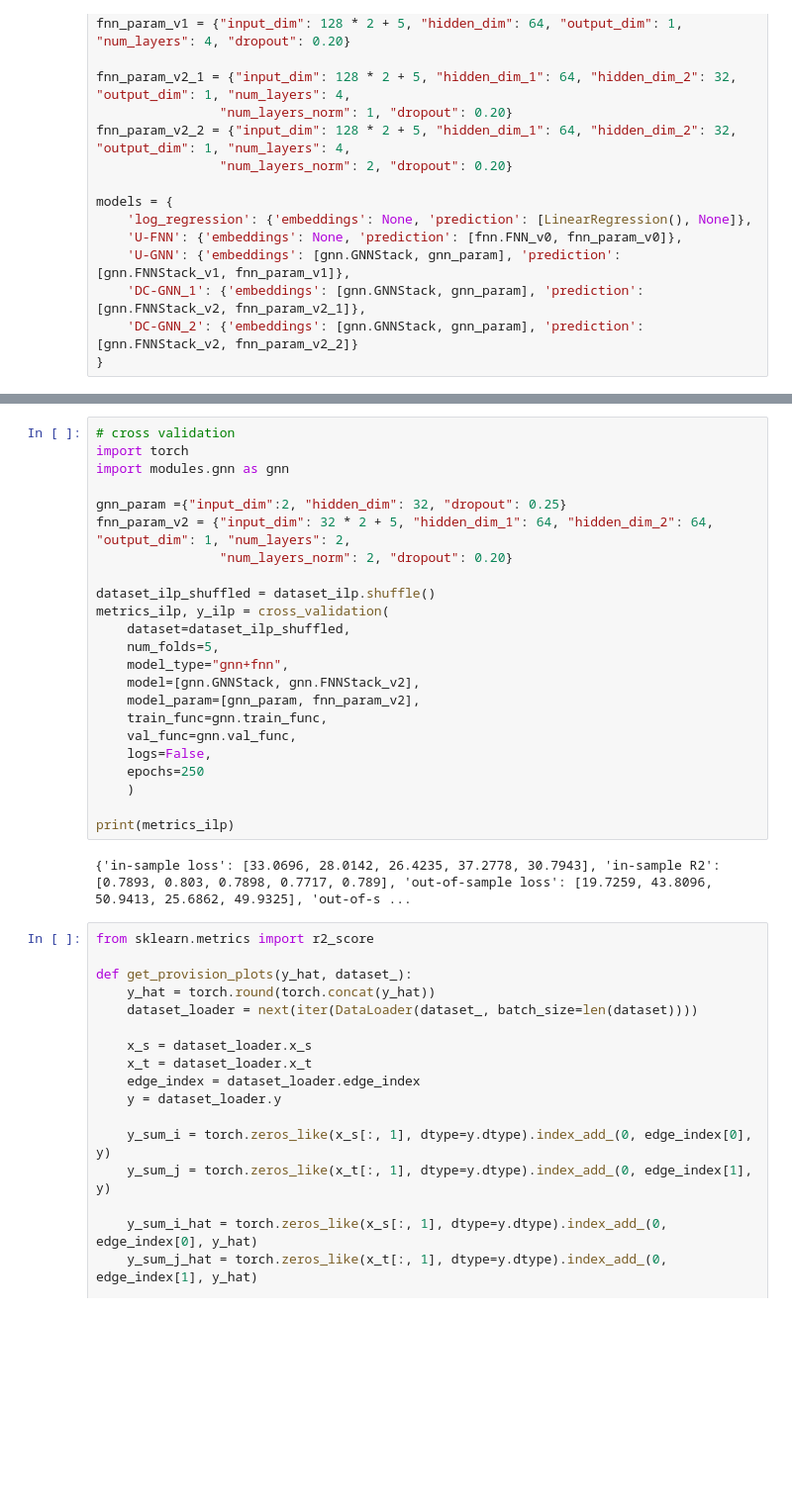
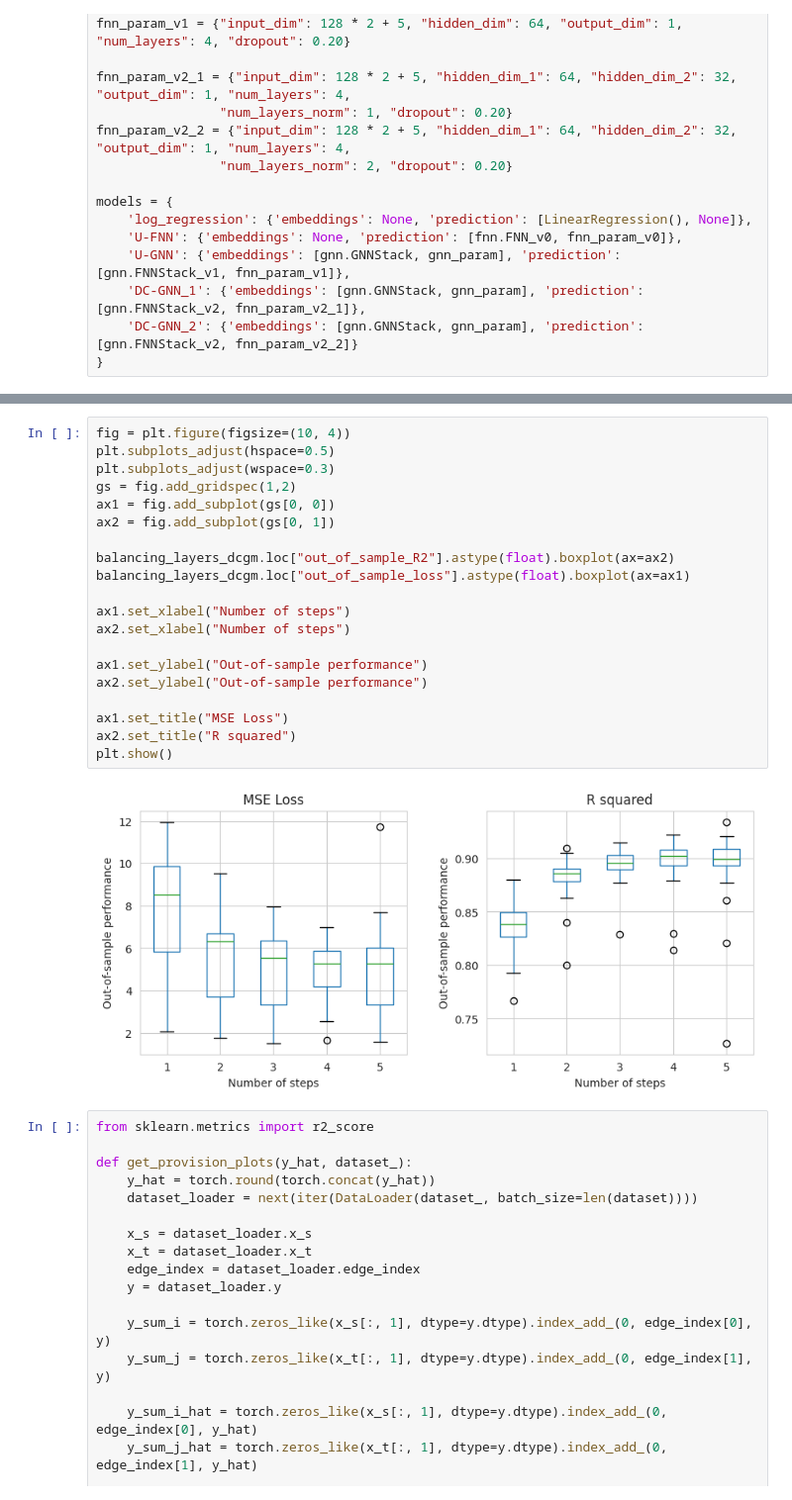
Before and after one commit to RitaMargari/urban-facilities-provision, a Jupyter notebook: main.ipynb, the cells around one changed output, grey strips where cells are left out. Shown: that part at 99% size. Drawn from its saved outputs; the diff is of its cells as text; blank space fills up the shorter version.

```diff
--- a/main.ipynb
+++ b/main.ipynb
@@ -777,28 +556,25 @@ plt.show()
-# %%
-# cross validation
-import torch
-import modules.gnn as gnn
-
-gnn_param ={"input_dim":2, "hidden_dim": 32, "dropout": 0.25}
-fnn_param_v2 = {"input_dim": 32 * 2 + 5, "hidden_dim_1": 64, "hidden_dim_2": 64, "output_dim": 1, "num_layers": 2,
-                "num_layers_norm": 2, "dropout": 0.20}
-
-dataset_ilp_shuffled = dataset_ilp.shuffle()
-metrics_ilp, y_ilp = cross_validation(
-    dataset=dataset_ilp_shuffled,
-    num_folds=5,
-    model_type="gnn+fnn",
-    model=[gnn.GNNStack, gnn.FNNStack_v2],
-    model_param=[gnn_param, fnn_param_v2],
-    train_func=gnn.train_func,
-    val_func=gnn.val_func,
-    logs=False,
-    epochs=250
-    )
-
-print(metrics_ilp)
-# %% [output]
-{'in-sample loss': [33.0696, 28.0142, 26.4235, 37.2778, 30.7943], 'in-sample R2': [0.7893, 0.803, 0.7898, 0.7717, 0.789], 'out-of-sample loss': [19.7259, 43.8096, 50.9413, 25.6862, 49.9325], 'out-of-s ...
+# %%
+fig = plt.figure(figsize=(10, 4))
+plt.subplots_adjust(hspace=0.5)
+plt.subplots_adjust(wspace=0.3)
+gs = fig.add_gridspec(1,2)
+ax1 = fig.add_subplot(gs[0, 0])
+ax2 = fig.add_subplot(gs[0, 1])
+
+balancing_layers_dcgm.loc["out_of_sample_R2"].astype(float).boxplot(ax=ax2)
+balancing_layers_dcgm.loc["out_of_sample_loss"].astype(float).boxplot(ax=ax1)
+
+ax1.set_xlabel("Number of steps")
+ax2.set_xlabel("Number of steps")
+
+ax1.set_ylabel("Out-of-sample performance")
+ax2.set_ylabel("Out-of-sample performance")
+
+ax1.set_title("MSE Loss")
+ax2.set_title("R squared")
+plt.show()
+# %% [output]
+[figure, added]
 # %%
 from sklearn.metrics import r2_score
 
```
Also changed, not shown: parts of 11 cells of this notebook.
